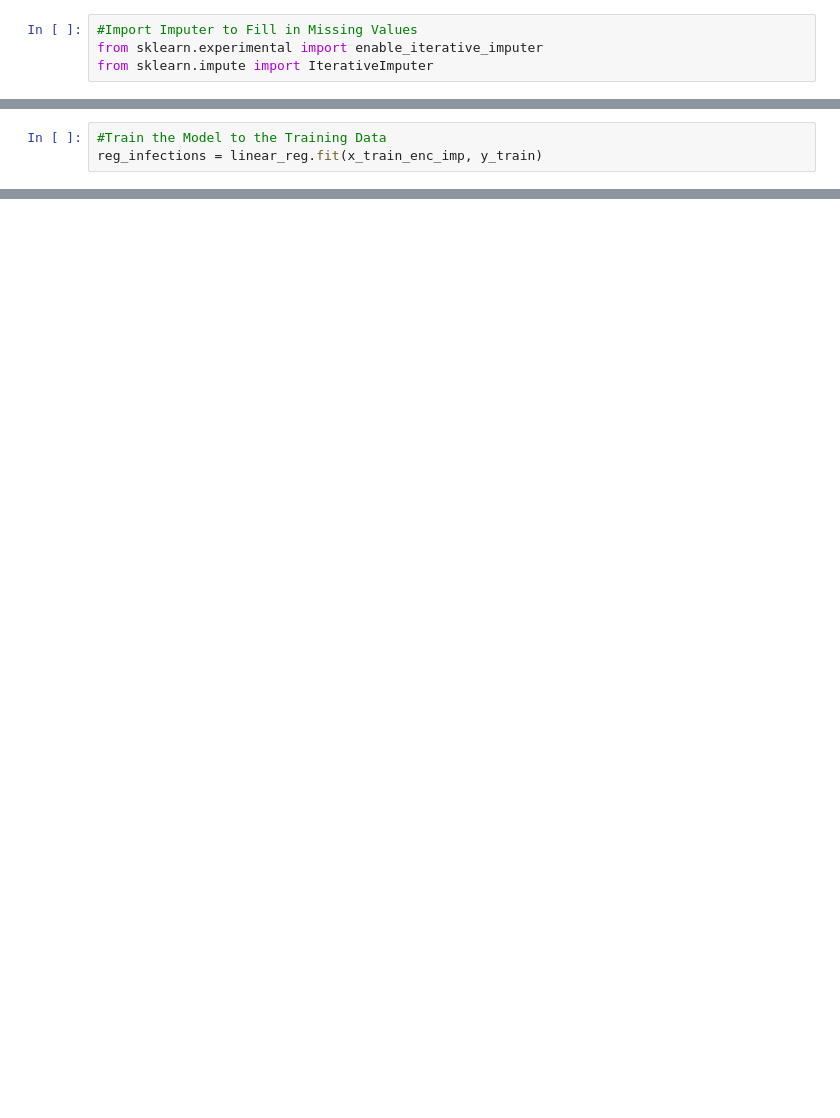
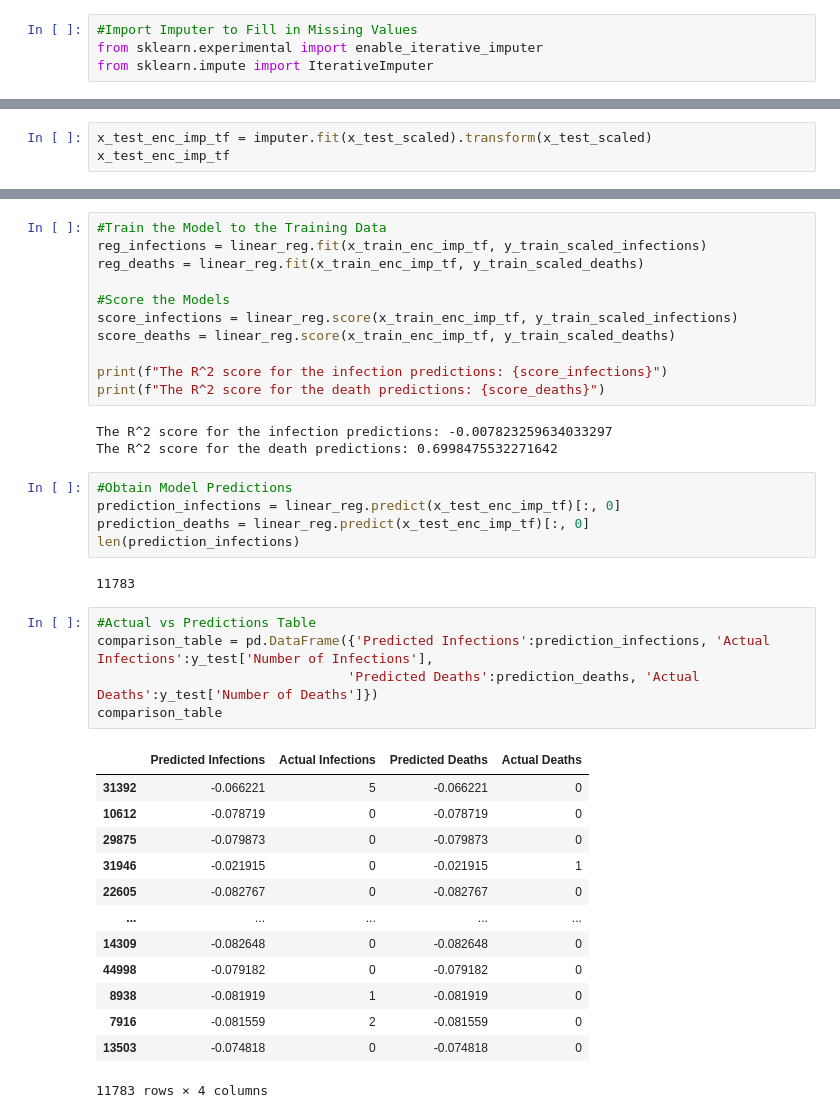
Before and after one commit to KotR9001/Covid_19_Insights, a Jupyter notebook: Jupyter Notebooks/Covid-19_Insights.ipynb, the cells around one changed output, grey strips where cells are left out. Drawn from its saved outputs; the diff is of its cells as text; blank space fills up the shorter version.

```diff
--- a/Jupyter Notebooks/Covid-19_Insights.ipynb
+++ b/Jupyter Notebooks/Covid-19_Insights.ipynb
@@ -764,3 +774,0 @@ IterativeImputer(add_indicator=False,
-# %%
-#Train the Model to the Training Data
-reg_infections = linear_reg.fit(x_train_enc_imp, y_train)
@@ -771,0 +775,3 @@ array=IterativeImputer(add_indicator=False,
+# %%
+x_test_enc_imp_tf = imputer.fit(x_test_scaled).transform(x_test_scaled)
+x_test_enc_imp_tf
@@ -771,0 +792,40 @@ array=IterativeImputer(add_indicator=False,
+# %%
+#Train the Model to the Training Data
+reg_infections = linear_reg.fit(x_train_enc_imp_tf, y_train_scaled_infections)
+reg_deaths = linear_reg.fit(x_train_enc_imp_tf, y_train_scaled_deaths)
+
+#Score the Models
+score_infections = linear_reg.score(x_train_enc_imp_tf, y_train_scaled_infections)
+score_deaths = linear_reg.score(x_train_enc_imp_tf, y_train_scaled_deaths)
+
+print(f"The R^2 score for the infection predictions: {score_infections}")
+print(f"The R^2 score for the death predictions: {score_deaths}")
+# %% [output]
+The R^2 score for the infection predictions: -0.007823259634033297
+The R^2 score for the death predictions: 0.6998475532271642
+# %%
+#Obtain Model Predictions
+prediction_infections = linear_reg.predict(x_test_enc_imp_tf)[:, 0]
+prediction_deaths = linear_reg.predict(x_test_enc_imp_tf)[:, 0]
+len(prediction_infections)
+# %% [output]
+11783
+# %%
+#Actual vs Predictions Table
+comparison_table = pd.DataFrame({'Predicted Infections':prediction_infections, 'Actual Infections':y_test['Number of Infections'],
+                                'Predicted Deaths':prediction_deaths, 'Actual Deaths':y_test['Number of Deaths']})
+comparison_table
+# %% [output]
+|  | Predicted Infections | Actual Infections | Predicted Deaths | Actual Deaths |
+| 31392 | -0.066221 | 5 | -0.066221 | 0 |
+| 10612 | -0.078719 | 0 | -0.078719 | 0 |
+| 29875 | -0.079873 | 0 | -0.079873 | 0 |
+| 31946 | -0.021915 | 0 | -0.021915 | 1 |
+| 22605 | -0.082767 | 0 | -0.082767 | 0 |
+| ... | ... | ... | ... | ... |
+| 14309 | -0.082648 | 0 | -0.082648 | 0 |
+| 44998 | -0.079182 | 0 | -0.079182 | 0 |
+| 8938 | -0.081919 | 1 | -0.081919 | 0 |
+| 7916 | -0.081559 | 2 | -0.081559 | 0 |
+| 13503 | -0.074818 | 0 | -0.074818 | 0 |
+11783 rows × 4 columns
```
Also changed, not shown: parts of 14 cells of this notebook.
